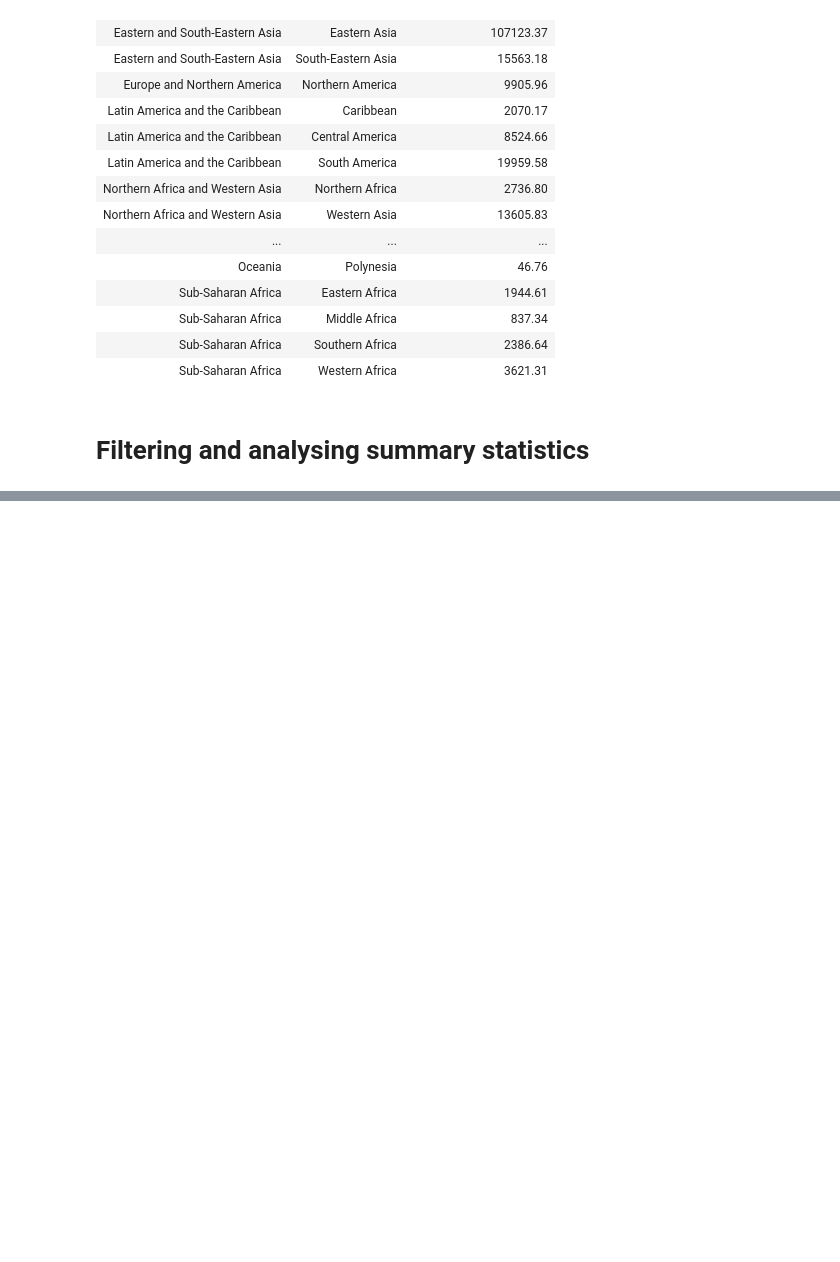
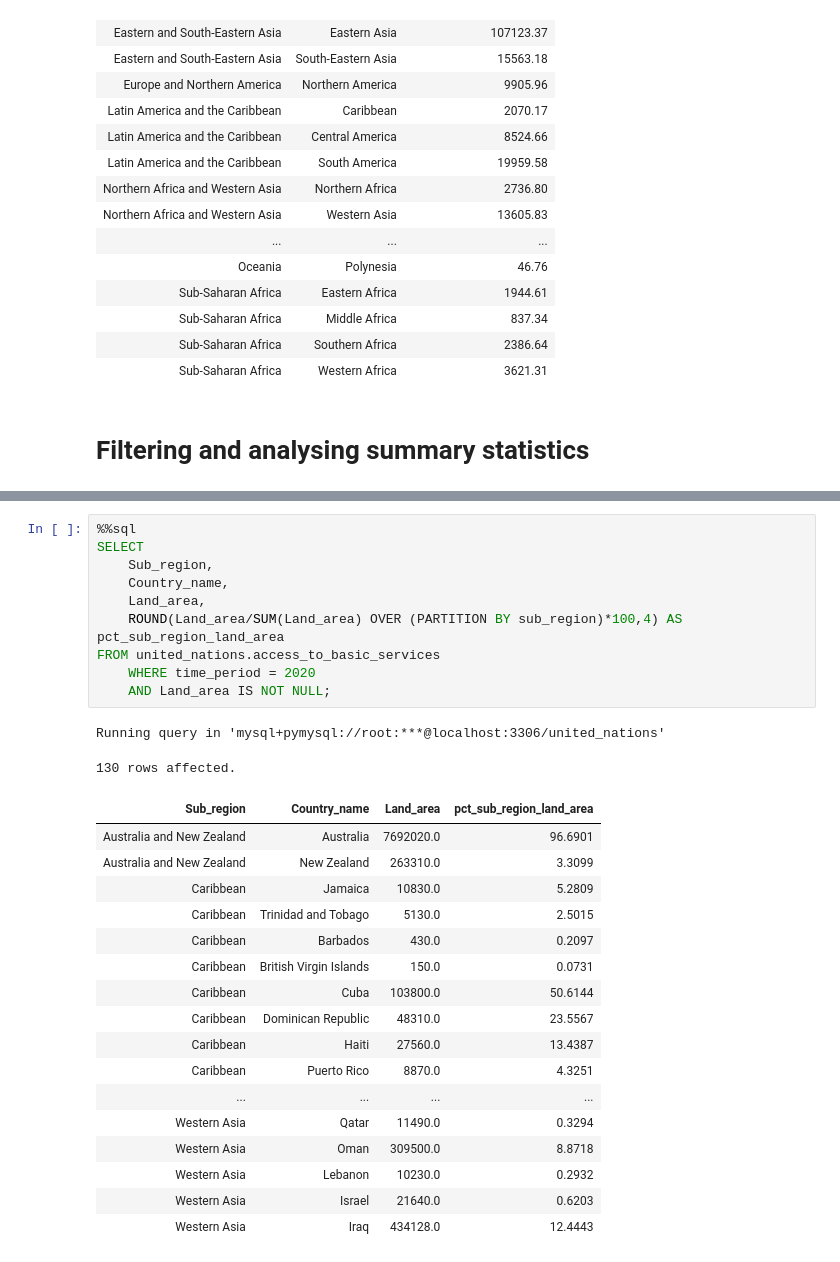
Before and after one commit to kxrrym03/ALX-Exercises, a Jupyter notebook: ALX United Nations.ipynb, the cells around one changed output, grey strips where cells are left out. Saved outputs shown, nothing was run; the diff lists cells and outputs as text; blank space fills up the shorter version.

```diff
--- a/ALX United Nations.ipynb
+++ b/ALX United Nations.ipynb
@@ -567,0 +599,30 @@ Running query in 'mysql+pymysql://root:***@localhost:3306/united_nations'
+# %%
+%%sql
+SELECT
+    Sub_region,
+    Country_name,
+    Land_area,
+    ROUND(Land_area/SUM(Land_area) OVER (PARTITION BY sub_region)*100,4) AS pct_sub_region_land_area
+FROM united_nations.access_to_basic_services
+    WHERE time_period = 2020
+    AND Land_area IS NOT NULL;
+# %% [output]
+Running query in 'mysql+pymysql://root:***@localhost:3306/united_nations'
+130 rows affected.
+| Sub_region | Country_name | Land_area | pct_sub_region_land_area |
+| Australia and New Zealand | Australia | 7692020.0 | 96.6901 |
+| Australia and New Zealand | New Zealand | 263310.0 | 3.3099 |
+| Caribbean | Jamaica | 10830.0 | 5.2809 |
+| Caribbean | Trinidad and Tobago | 5130.0 | 2.5015 |
+| Caribbean | Barbados | 430.0 | 0.2097 |
+| Caribbean | British Virgin Islands | 150.0 | 0.0731 |
+| Caribbean | Cuba | 103800.0 | 50.6144 |
+| Caribbean | Dominican Republic | 48310.0 | 23.5567 |
+| Caribbean | Haiti | 27560.0 | 13.4387 |
+| Caribbean | Puerto Rico | 8870.0 | 4.3251 |
+| ... | ... | ... | ... |
+| Western Asia | Qatar | 11490.0 | 0.3294 |
+| Western Asia | Oman | 309500.0 | 8.8718 |
+| Western Asia | Lebanon | 10230.0 | 0.2932 |
+| Western Asia | Israel | 21640.0 | 0.6203 |
+| Western Asia | Iraq | 434128.0 | 12.4443 |
```
Also changed, not shown: parts of 4 cells of this notebook.
